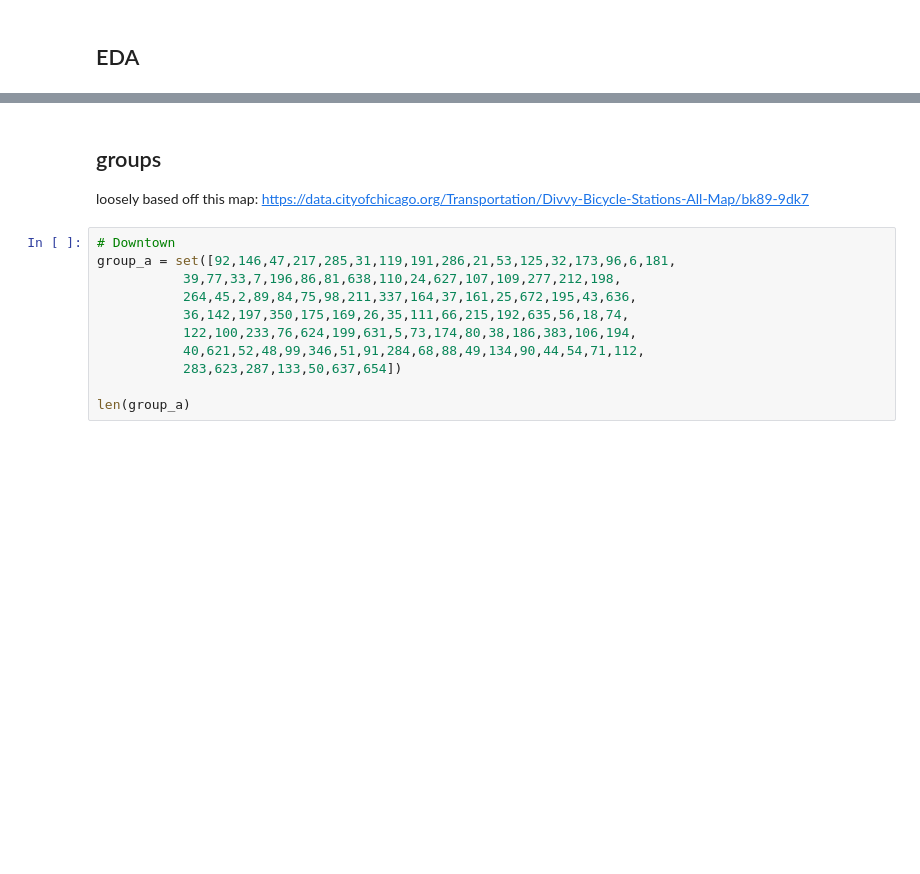
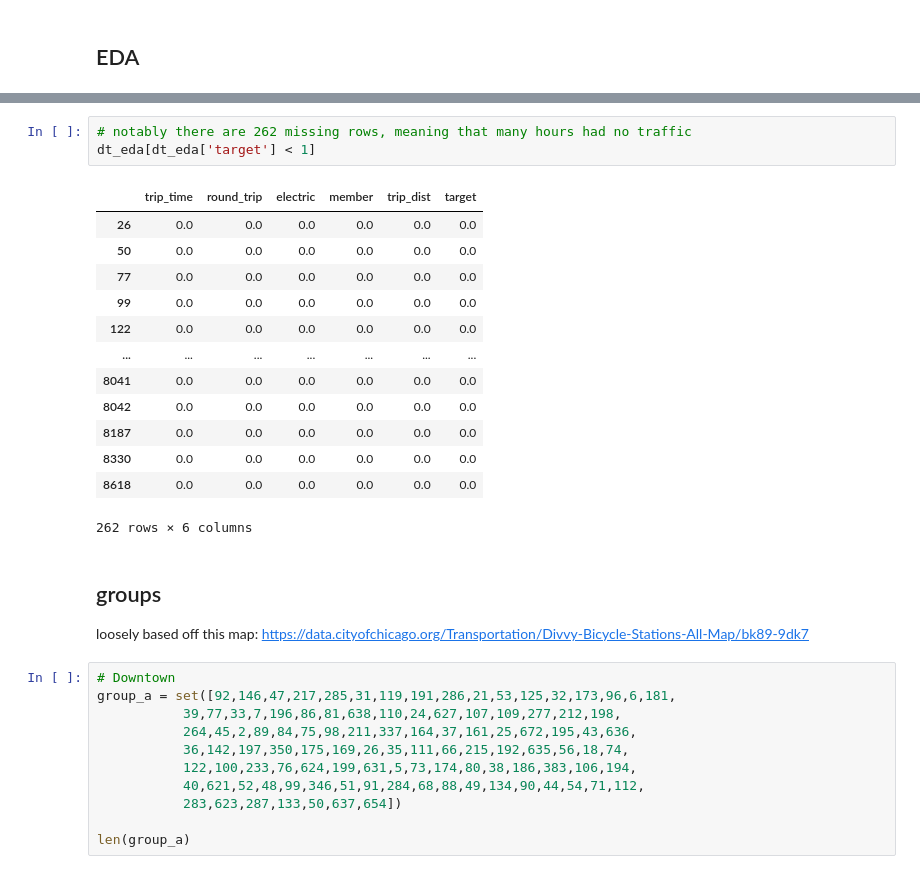
Before and after one commit to nick-kopy/Predicting-Bike-Rental-Station-Traffic, a Jupyter notebook: cap3.ipynb, the cells around one changed output, grey strips where cells are left out. Drawn from its saved outputs; the diff is of its cells as text; blank space fills up the shorter version.

```diff
--- a/cap3.ipynb
+++ b/cap3.ipynb
@@ -223,3 +268,20 @@ ax.legend();
+# %%
+# notably there are 262 missing rows, meaning that many hours had no traffic
+dt_eda[dt_eda['target'] < 1]
+# %% [output]
+|  | trip_time | round_trip | electric | member | trip_dist | target |
+| 26 | 0.0 | 0.0 | 0.0 | 0.0 | 0.0 | 0.0 |
+| 50 | 0.0 | 0.0 | 0.0 | 0.0 | 0.0 | 0.0 |
+| 77 | 0.0 | 0.0 | 0.0 | 0.0 | 0.0 | 0.0 |
+| 99 | 0.0 | 0.0 | 0.0 | 0.0 | 0.0 | 0.0 |
+| 122 | 0.0 | 0.0 | 0.0 | 0.0 | 0.0 | 0.0 |
+| ... | ... | ... | ... | ... | ... | ... |
+| 8041 | 0.0 | 0.0 | 0.0 | 0.0 | 0.0 | 0.0 |
+| 8042 | 0.0 | 0.0 | 0.0 | 0.0 | 0.0 | 0.0 |
+| 8187 | 0.0 | 0.0 | 0.0 | 0.0 | 0.0 | 0.0 |
+| 8330 | 0.0 | 0.0 | 0.0 | 0.0 | 0.0 | 0.0 |
+| 8618 | 0.0 | 0.0 | 0.0 | 0.0 | 0.0 | 0.0 |
+262 rows × 6 columns
 # %% [markdown]
 ## groups
 loosely based off this map: https://data.cityofchicago.org/Transportation/Divvy-Bicycle-Stations-All-Map/bk89-9dk7
```
Also changed, not shown: parts of 41 cells of this notebook, 1 other file.
